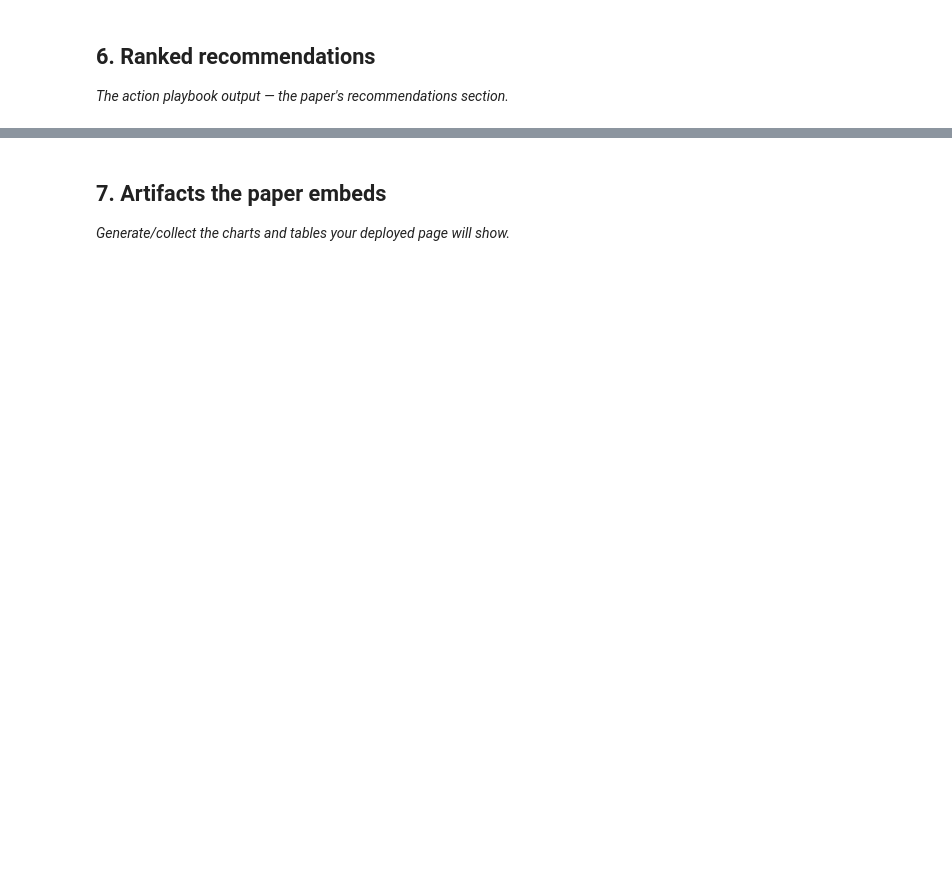
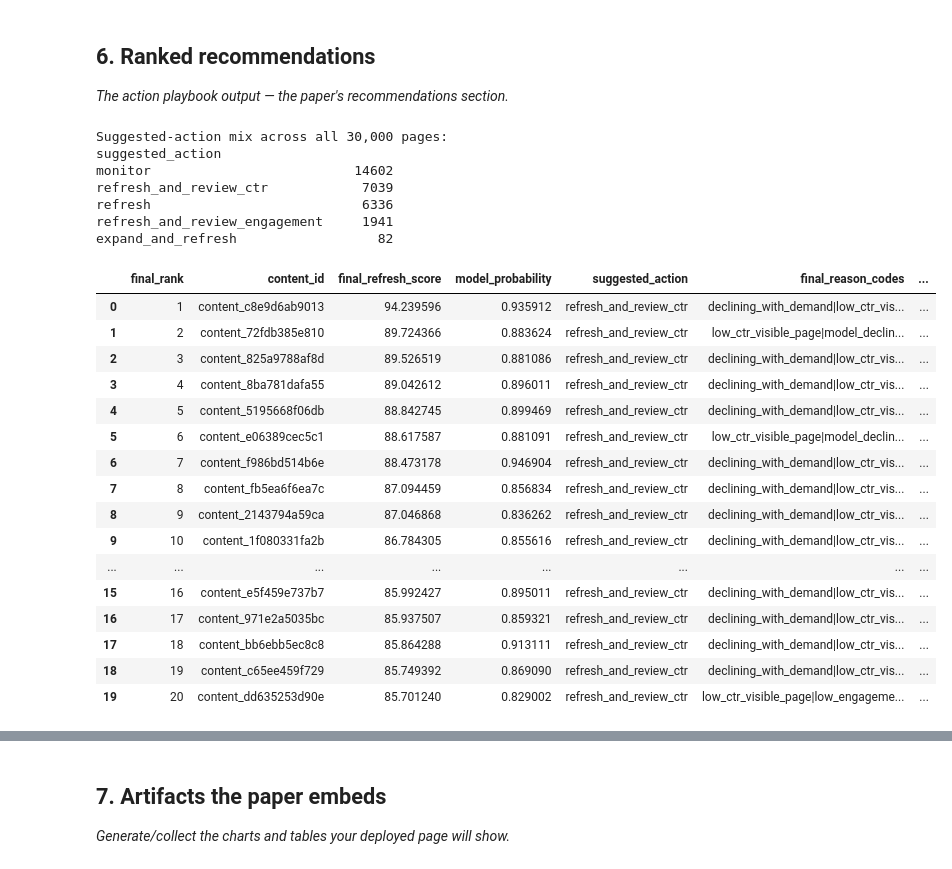
Before and after one commit to LaibaSabir1/flyrank-ml-internship-laiba_sabir, a Jupyter notebook: work/notebooks/capstone.ipynb, the cells around one changed output, grey strips where cells are left out. Cells and saved outputs as stored; diff of their text form; code cells hidden in the pictures; blank space fills up the shorter version.

```diff
--- a/work/notebooks/capstone.ipynb
+++ b/work/notebooks/capstone.ipynb
@@ -30,3 +435,77 @@ This skeleton is yours to fill. Work the sections **in order** — each one has
 ## 6. Ranked recommendations
 
 *The action playbook output — the paper's recommendations section.*
+# %%
+full_baseline_norm = normalize(df["baseline_refresh_score"])
+full_probability = best_full_model.predict_proba(X)[:, 1]
+df["model_probability"] = full_probability
+df["final_refresh_score"] = (100 * (0.70 * full_probability + 0.30 * full_baseline_norm)).clip(0, 100)
+
+def reason_codes(row):
+    reasons = []
+    if row["days_since_last_update"] >= 180 and row["impressions_90d"] >= 500:
+        reasons.append("stale_visible_page")
+    if row["trend_direction"].lower() == "down" and row["impressions_90d"] >= 100:
+        reasons.append("declining_with_demand")
+    if row["word_count"] > 0 and row["word_count"] < 1200 and row["impressions_90d"] >= 250:
+        reasons.append("thin_visible_page")
+    if row["impressions_90d"] >= 500 and 0 < row["avg_position"] <= 20 and row["ctr"] < 0.5:
+        reasons.append("low_ctr_visible_page")
+    if row["sessions_90d"] >= 30 and ((0 < row["engagement_rate"] < 30) or (0 < row["scroll_rate"] < 30)):
+        reasons.append("low_engagement_visible_page")
+    if row["model_probability"] >= 0.65:
+        reasons.append("model_decline_risk")
+    return "|".join(reasons) if reasons else "general_refresh_review"
+
+def suggested_action(reasons):
+    r = set(reasons.split("|"))
+    if "thin_visible_page" in r:
+        return "expand_and_refresh"
+    if "low_ctr_visible_page" in r and ("declining_with_demand" in r or "model_decline_risk" in r):
+        return "refresh_and_review_ctr"
+    if "low_engagement_visible_page" in r and ("declining_with_demand" in r or "model_decline_risk" in r):
+        return "refresh_and_review_engagement"
+    if r.intersection({"declining_with_demand", "stale_visible_page", "model_decline_risk"}):
+        return "refresh"
+    return "monitor"
+
+df["final_reason_codes"] = df.apply(reason_codes, axis=1)
+df["suggested_action"] = df["final_reason_codes"].apply(suggested_action)
+
+queue = df.sort_values(["final_refresh_score", "impressions_90d"], ascending=[False, False]).reset_index(drop=True)
+queue["final_rank"] = queue.index + 1
+
+action_mix = queue["suggested_action"].value_counts()
+print("Suggested-action mix across all 30,000 pages:")
+print(action_mix.to_string())
+
+queue_cols = ["final_rank", "content_id", "final_refresh_score", "model_probability",
+              "suggested_action", "final_reason_codes", "impressions_90d", "sessions_90d",
+              "avg_position", "trend_direction"]
+top20 = queue[queue_cols].head(20)
+top20
+# %% [output]
+Suggested-action mix across all 30,000 pages:
+suggested_action
+monitor                          14602
+refresh_and_review_ctr            7039
+refresh                           6336
+refresh_and_review_engagement     1941
+expand_and_refresh                  82
+|  | final_rank | content_id | final_refresh_score | model_probability | suggested_action | final_reason_codes | ... |
+| 0 | 1 | content_c8e9d6ab9013 | 94.239596 | 0.935912 | refresh_and_review_ctr | declining_with_demand|low_ctr_vis... | ... |
+| 1 | 2 | content_72fdb385e810 | 89.724366 | 0.883624 | refresh_and_review_ctr | low_ctr_visible_page|model_declin... | ... |
+| 2 | 3 | content_825a9788af8d | 89.526519 | 0.881086 | refresh_and_review_ctr | declining_with_demand|low_ctr_vis... | ... |
+| 3 | 4 | content_8ba781dafa55 | 89.042612 | 0.896011 | refresh_and_review_ctr | declining_with_demand|low_ctr_vis... | ... |
+| 4 | 5 | content_5195668f06db | 88.842745 | 0.899469 | refresh_and_review_ctr | declining_with_demand|low_ctr_vis... | ... |
+| 5 | 6 | content_e06389cec5c1 | 88.617587 | 0.881091 | refresh_and_review_ctr | low_ctr_visible_page|model_declin... | ... |
+| 6 | 7 | content_f986bd514b6e | 88.473178 | 0.946904 | refresh_and_review_ctr | declining_with_demand|low_ctr_vis... | ... |
+| 7 | 8 | content_fb5ea6f6ea7c | 87.094459 | 0.856834 | refresh_and_review_ctr | declining_with_demand|low_ctr_vis... | ... |
+| 8 | 9 | content_2143794a59ca | 87.046868 | 0.836262 | refresh_and_review_ctr | declining_with_demand|low_ctr_vis... | ... |
+| 9 | 10 | content_1f080331fa2b | 86.784305 | 0.855616 | refresh_and_review_ctr | declining_with_demand|low_ctr_vis... | ... |
+| ... | ... | ... | ... | ... | ... | ... | ... |
+| 15 | 16 | content_e5f459e737b7 | 85.992427 | 0.895011 | refresh_and_review_ctr | declining_with_demand|low_ctr_vis... | ... |
+| 16 | 17 | content_971e2a5035bc | 85.937507 | 0.859321 | refresh_and_review_ctr | declining_with_demand|low_ctr_vis... | ... |
+| 17 | 18 | content_bb6ebb5ec8c8 | 85.864288 | 0.913111 | refresh_and_review_ctr | declining_with_demand|low_ctr_vis... | ... |
+| 18 | 19 | content_c65ee459f729 | 85.749392 | 0.869090 | refresh_and_review_ctr | declining_with_demand|low_ctr_vis... | ... |
+| 19 | 20 | content_dd635253d90e | 85.701240 | 0.829002 | refresh_and_review_ctr | low_ctr_visible_page|low_engageme... | ... |
```
Also changed, not shown: parts of 22 cells of this notebook.
